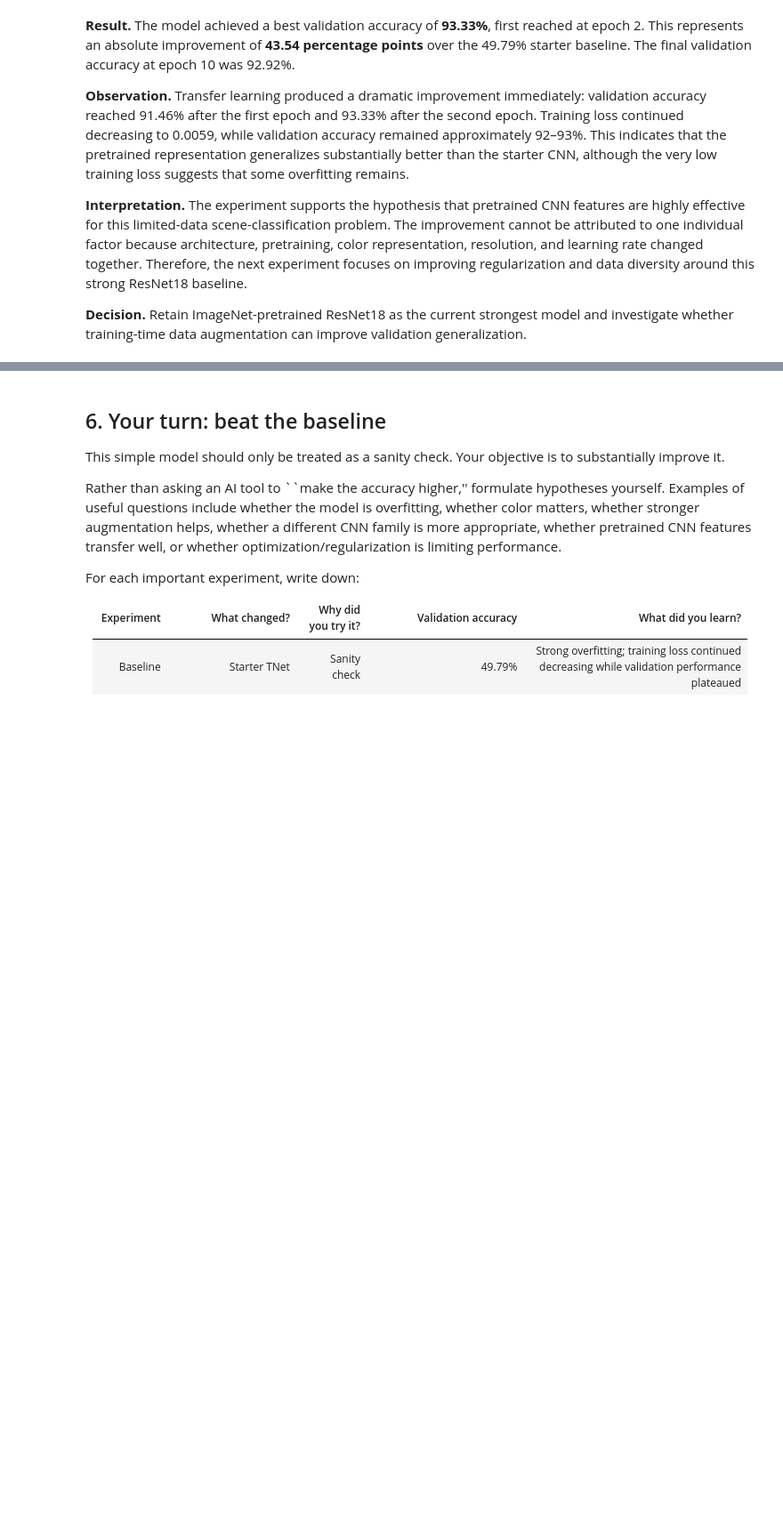
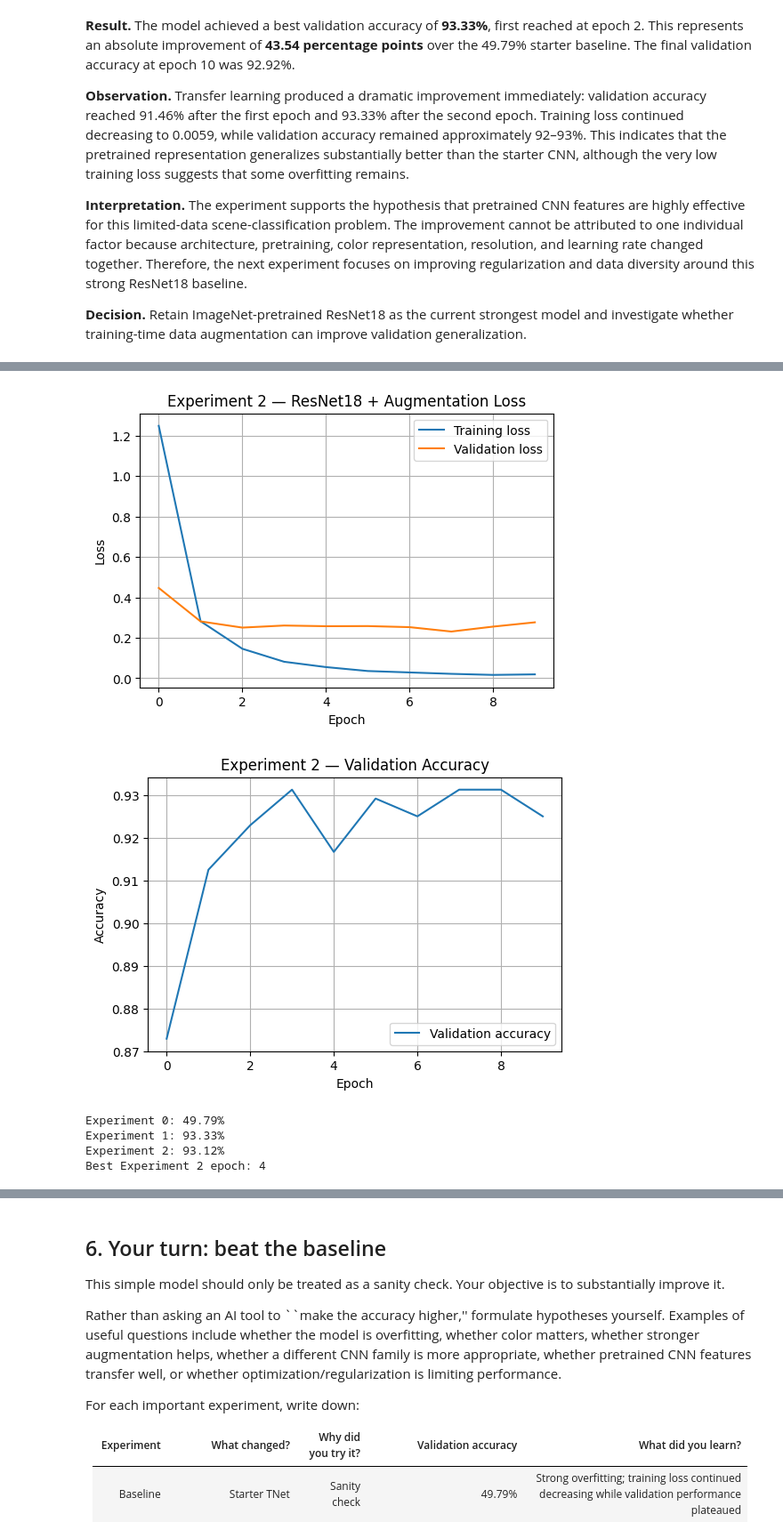
Before and after one commit to Lakshmi-Deepak-Chidagam/The_CNN_Challenge, a Jupyter notebook: ITCS_6169_8169_Assignment1_2026_Starter.ipynb, the cells around one changed output, grey strips where cells are left out. Shown at 89% size. Drawn from its saved outputs; the diff is of its cells as text; code cells hidden in the pictures; blank space fills up the shorter version.

Commit message:
Add files via upload
Evaluate data augmentation on pretrained ResNet18

```diff
--- a/ITCS_6169_8169_Assignment1_2026_Starter.ipynb
+++ b/ITCS_6169_8169_Assignment1_2026_Starter.ipynb
@@ -636,0 +773,9 @@ Retain ImageNet-pretrained ResNet18 as the current strongest model and investiga
+# %%
+exp2_model, exp2_history = train_model(
+    exp2_model,
+    exp2_train_loader,
+    exp2_val_loader,
+    exp2_optimizer,
+    epochs=10,
+    device=device
+)
@@ -636,0 +794,34 @@ Retain ImageNet-pretrained ResNet18 as the current strongest model and investiga
+# %%
+plt.figure(figsize=(6, 4))
+plt.plot(exp2_history['train_loss'], label='Training loss')
+plt.plot(exp2_history['val_loss'], label='Validation loss')
+plt.xlabel('Epoch')
+plt.ylabel('Loss')
+plt.title('Experiment 2 — ResNet18 + Augmentation Loss')
+plt.legend()
+plt.grid(True)
+plt.show()
+
+plt.figure(figsize=(6, 4))
+plt.plot(exp2_history['val_acc'], label='Validation accuracy')
+plt.xlabel('Epoch')
+plt.ylabel('Accuracy')
+plt.title('Experiment 2 — Validation Accuracy')
+plt.legend()
+plt.grid(True)
+plt.show()
+
+best_exp2_acc = max(exp2_history['val_acc'])
+best_exp2_epoch = exp2_history['val_acc'].index(best_exp2_acc) + 1
+
+print(f"Experiment 0: 49.79%")
+print(f"Experiment 1: {best_exp1_acc * 100:.2f}%")
+print(f"Experiment 2: {best_exp2_acc * 100:.2f}%")
+print(f"Best Experiment 2 epoch: {best_exp2_epoch}")
+# %% [output]
+[figure, added]
+[figure, added]
+Experiment 0: 49.79%
+Experiment 1: 93.33%
+Experiment 2: 93.12%
+Best Experiment 2 epoch: 4
```
Also changed, not shown: parts of 5 cells of this notebook.
